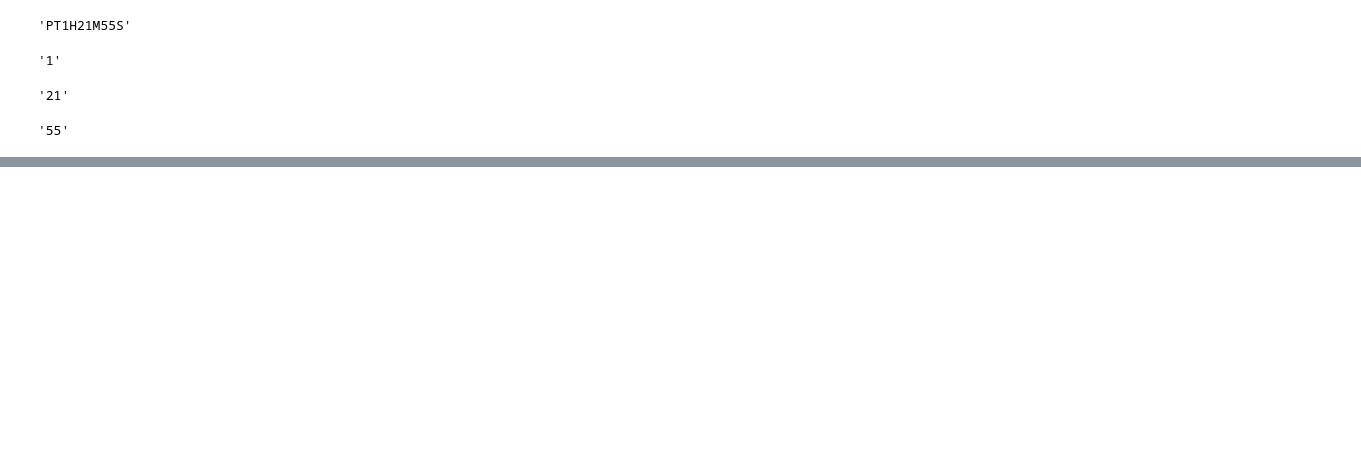
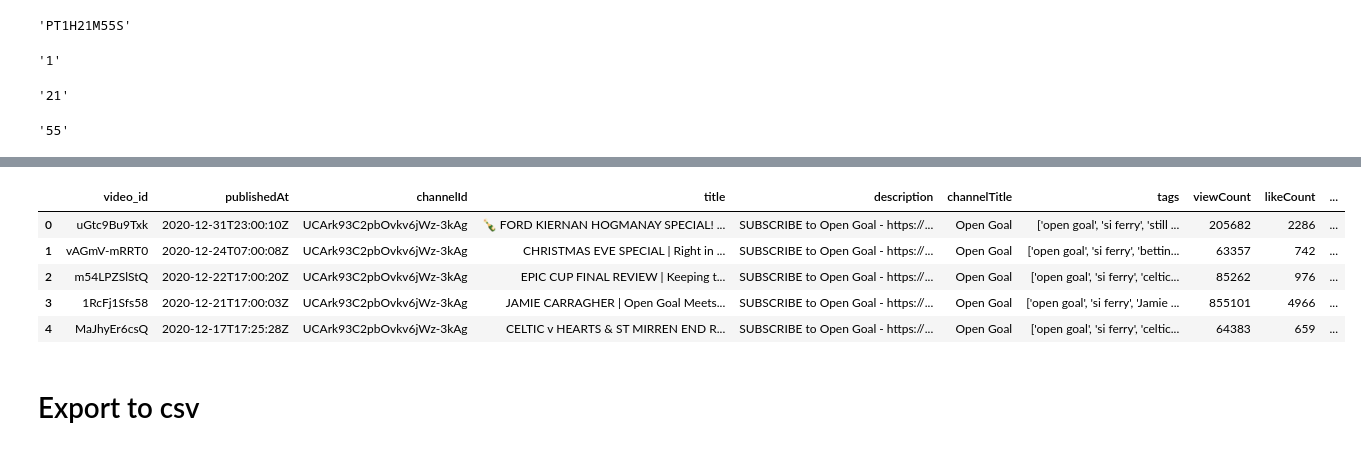
Before and after one commit to JonR45/OpenGoal, a Jupyter notebook: notebooks/3_clean_dataframe.ipynb, the cells around one changed output, grey strips where cells are left out. Drawn from its saved outputs; the diff is of its cells as text; code cells hidden in the pictures; blank space fills up the shorter version.

```diff
--- a/notebooks/3_clean_dataframe.ipynb
+++ b/notebooks/3_clean_dataframe.ipynb
@@ -376,0 +370,13 @@ df.head()
+# %%
+# drop the duration in format we don't want
+df.drop("duration", axis=1, inplace=True)
+df.head()
+# %% [output]
+|  | video_id | publishedAt | channelId | title | description | channelTitle | tags | viewCount | likeCount | ... |
+| 0 | uGtc9Bu9Txk | 2020-12-31T23:00:10Z | UCArk93C2pbOvkv6jWz-3kAg | 🍾 FORD KIERNAN HOGMANAY SPECIAL! ... | SUBSCRIBE to Open Goal - https://... | Open Goal | ['open goal', 'si ferry', 'still ... | 205682 | 2286 | ... |
+| 1 | vAGmV-mRRT0 | 2020-12-24T07:00:08Z | UCArk93C2pbOvkv6jWz-3kAg | CHRISTMAS EVE SPECIAL | Right in ... | SUBSCRIBE to Open Goal - https://... | Open Goal | ['open goal', 'si ferry', 'bettin... | 63357 | 742 | ... |
+| 2 | m54LPZSlStQ | 2020-12-22T17:00:20Z | UCArk93C2pbOvkv6jWz-3kAg | EPIC CUP FINAL REVIEW | Keeping t... | SUBSCRIBE to Open Goal - https://... | Open Goal | ['open goal', 'si ferry', 'celtic... | 85262 | 976 | ... |
+| 3 | 1RcFj1Sfs58 | 2020-12-21T17:00:03Z | UCArk93C2pbOvkv6jWz-3kAg | JAMIE CARRAGHER | Open Goal Meets... | SUBSCRIBE to Open Goal - https://... | Open Goal | ['open goal', 'si ferry', 'Jamie ... | 855101 | 4966 | ... |
+| 4 | MaJhyEr6csQ | 2020-12-17T17:25:28Z | UCArk93C2pbOvkv6jWz-3kAg | CELTIC v HEARTS & ST MIRREN END R... | SUBSCRIBE to Open Goal - https://... | Open Goal | ['open goal', 'si ferry', 'celtic... | 64383 | 659 | ... |
+# %% [markdown]
+# Export to csv
```
Also changed, not shown: parts of 13 cells of this notebook, 7 other files.
